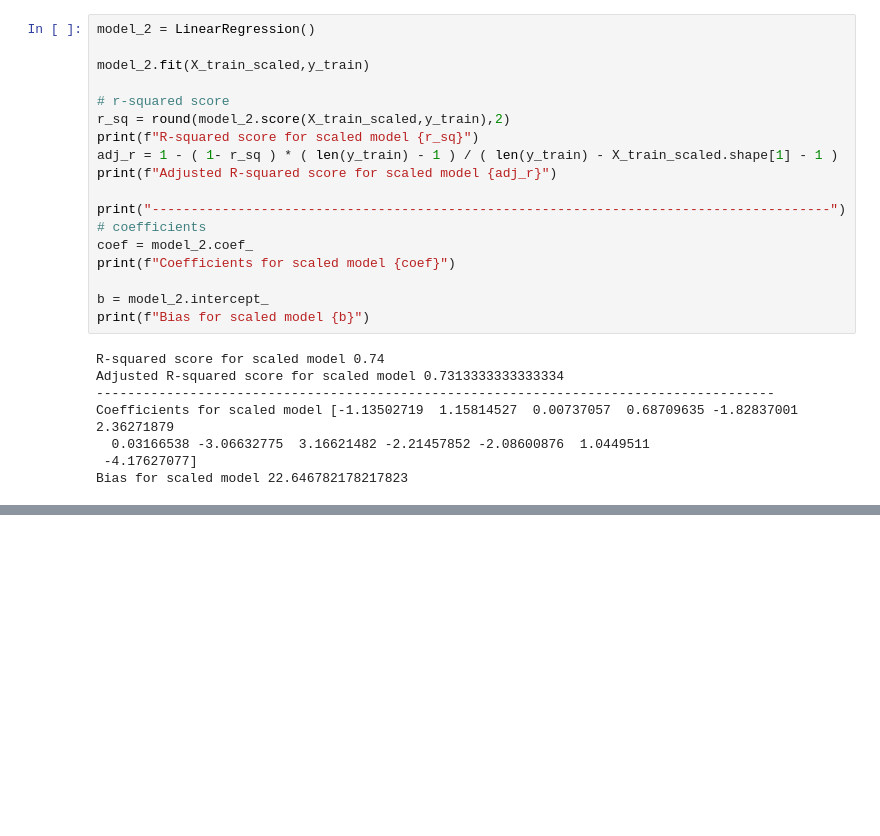
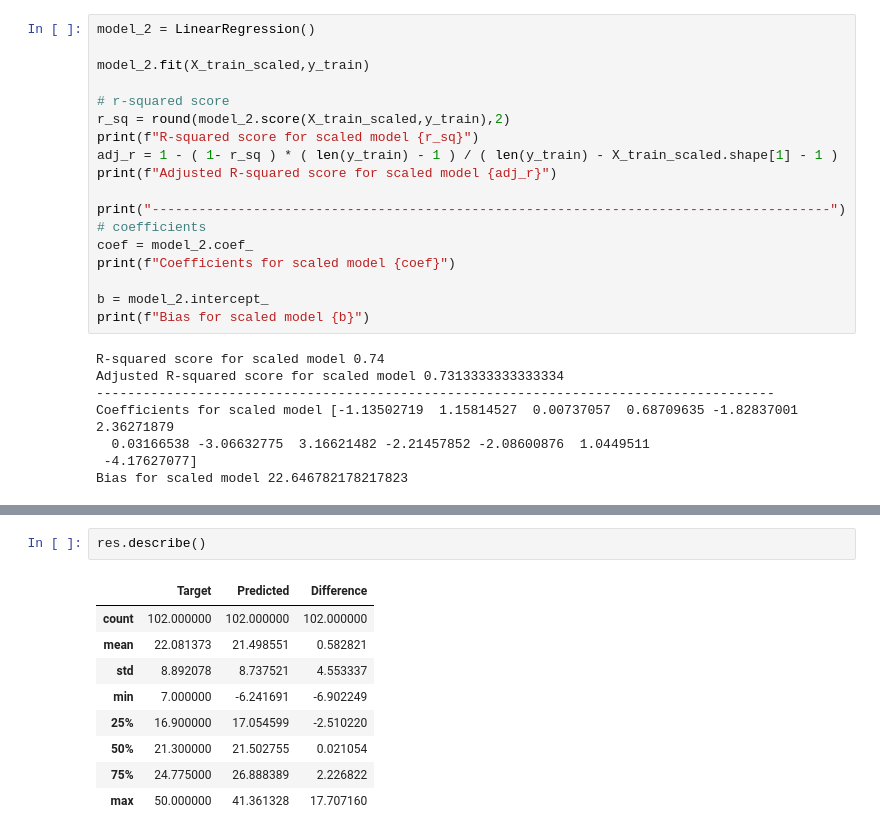
Before and after one commit to Tashhfia/Boston-House-Prices, a Jupyter notebook: house-price-prediction.ipynb, the cells around one changed output, grey strips where cells are left out. Cells and saved outputs as stored; diff of their text form; blank space fills up the shorter version.

```diff
--- a/house-price-prediction.ipynb
+++ b/house-price-prediction.ipynb
@@ -189,0 +237,12 @@ Text(0.5, 1.0, 'Actual Prices vs Predicted prices')
+# %%
+res.describe()
+# %% [output]
+|  | Target | Predicted | Difference |
+| count | 102.000000 | 102.000000 | 102.000000 |
+| mean | 22.081373 | 21.498551 | 0.582821 |
+| std | 8.892078 | 8.737521 | 4.553337 |
+| min | 7.000000 | -6.241691 | -6.902249 |
+| 25% | 16.900000 | 17.054599 | -2.510220 |
+| 50% | 21.300000 | 21.502755 | 0.021054 |
+| 75% | 24.775000 | 26.888389 | 2.226822 |
+| max | 50.000000 | 41.361328 | 17.707160 |
```
Also changed, not shown: parts of 4 cells of this notebook.
